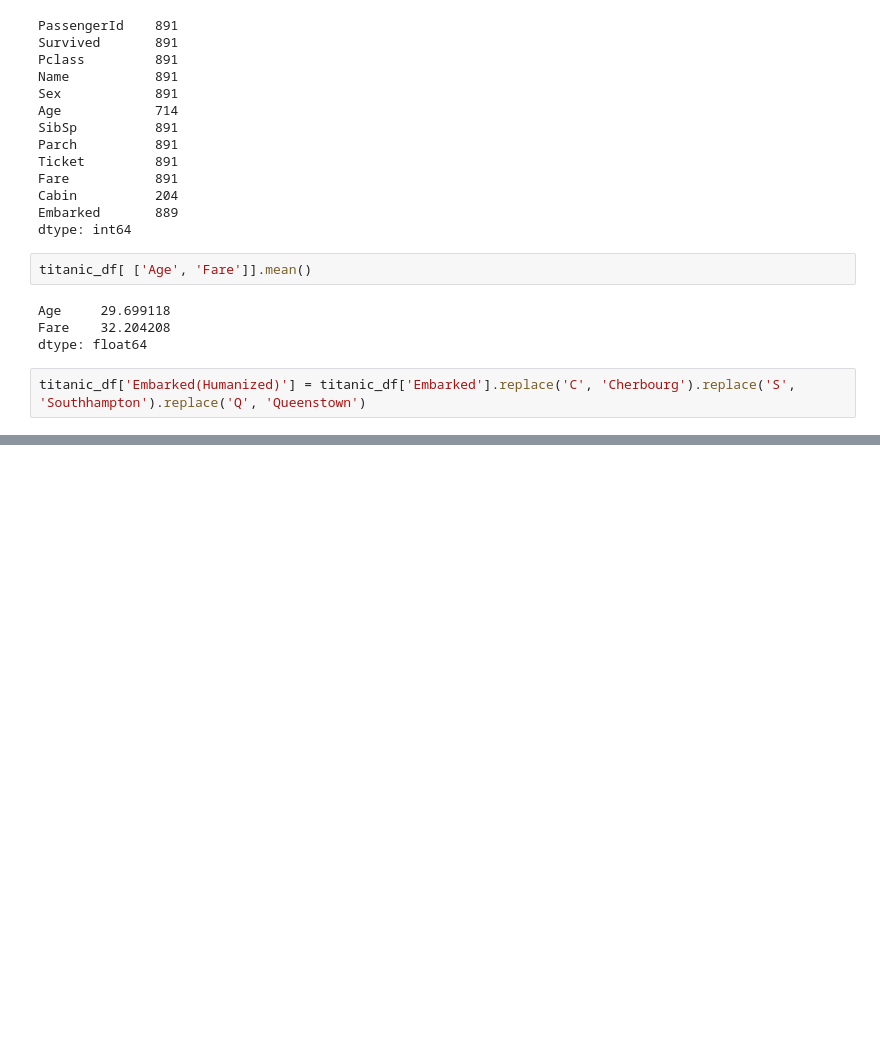
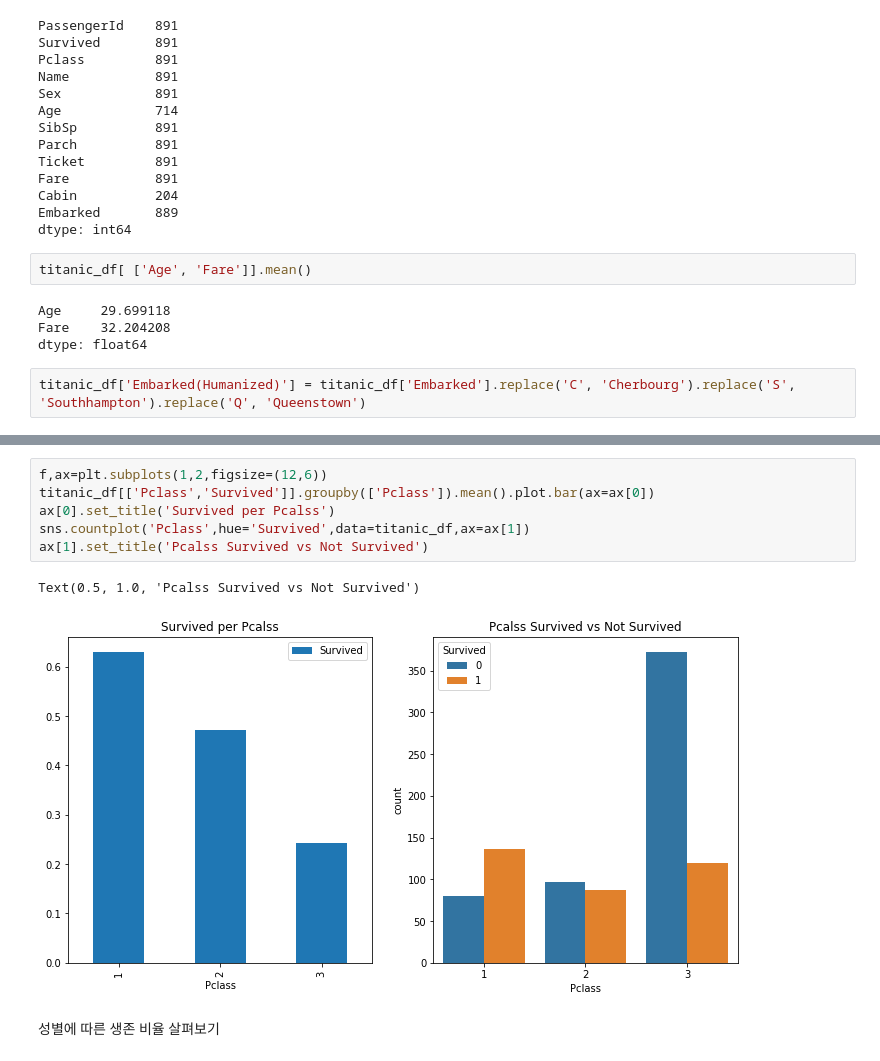
Before and after one commit to iceman67/-Python, a Jupyter notebook: LINC_Pandas_Example_2021.ipynb, the cells around one changed output, grey strips where cells are left out. Cells and saved outputs as stored; diff of their text form; blank space fills up the shorter version.

```diff
--- a/LINC_Pandas_Example_2021.ipynb
+++ b/LINC_Pandas_Example_2021.ipynb
@@ -499,0 +565,11 @@ titanic_df.loc[1:3, ['Name', 'Sex']]
+# %%
+f,ax=plt.subplots(1,2,figsize=(12,6))
+titanic_df[['Pclass','Survived']].groupby(['Pclass']).mean().plot.bar(ax=ax[0])
+ax[0].set_title('Survived per Pcalss')
+sns.countplot('Pclass',hue='Survived',data=titanic_df,ax=ax[1])
+ax[1].set_title('Pcalss Survived vs Not Survived')
+# %% [output]
+Text(0.5, 1.0, 'Pcalss Survived vs Not Survived')
+[figure, added]
+# %% [markdown]
+성별에 따른 생존 비율 살펴보기
```
Also changed, not shown: parts of 38 cells of this notebook.
